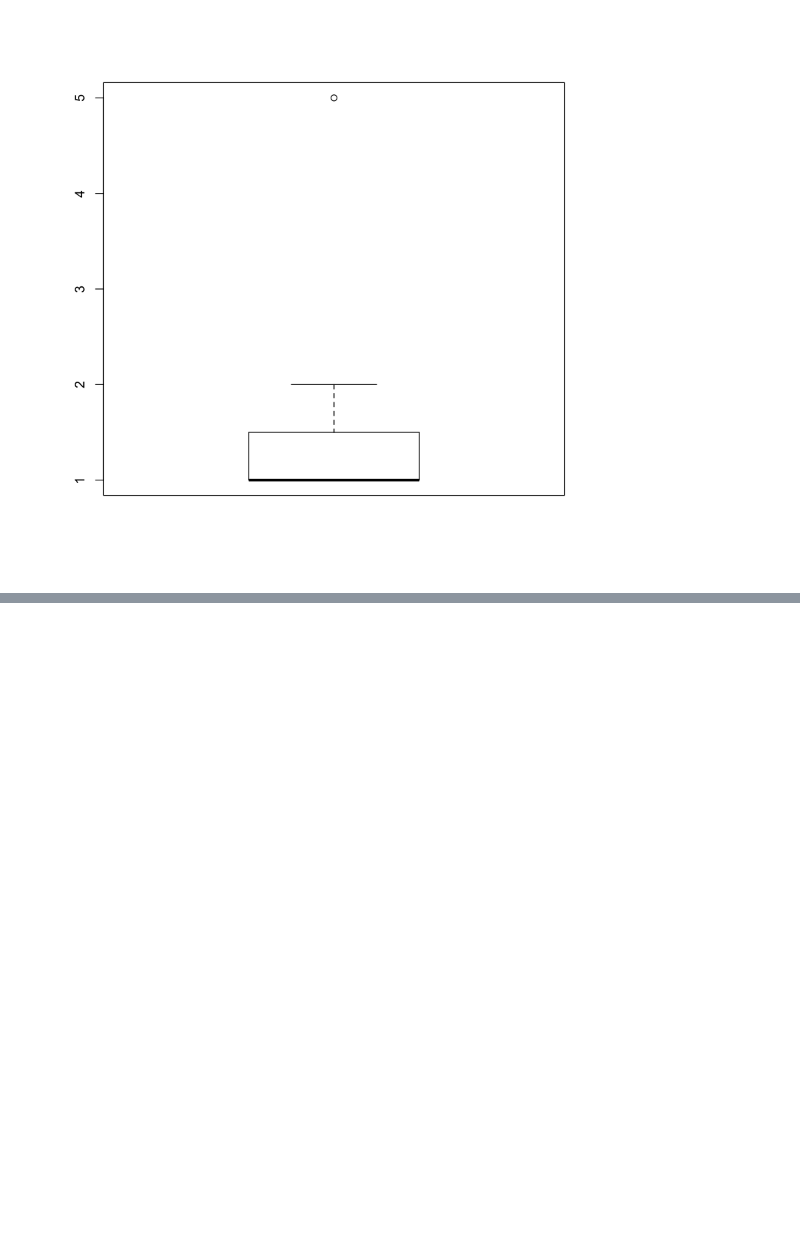
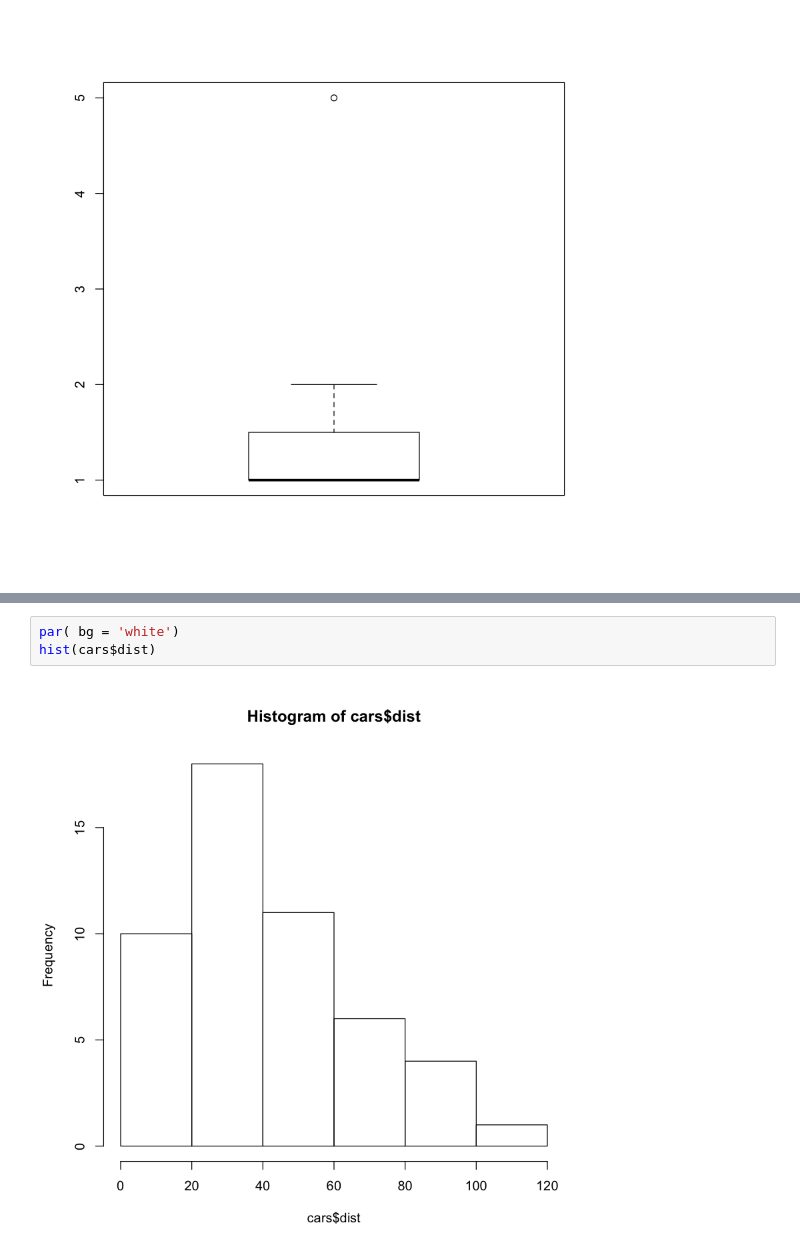
Before and after one commit to monargent0/TJRrrClass, a Jupyter notebook: 12. 데이터 시각화 2.ipynb, the cells around one changed output, grey strips where cells are left out. Cells and saved outputs as stored; diff of their text form; blank space fills up the shorter version.

```diff
--- a/12. 데이터 시각화 2.ipynb
+++ b/12. 데이터 시각화 2.ipynb
@@ -126,0 +153,5 @@ boxplot(def) # 위에 점 하나 찍힌게 이상치
+# %%
+par( bg = 'white')
+hist(cars$dist)
+# %% [output]
+[figure, added]
```
Also changed, not shown: parts of 14 cells of this notebook, 1 other file.
